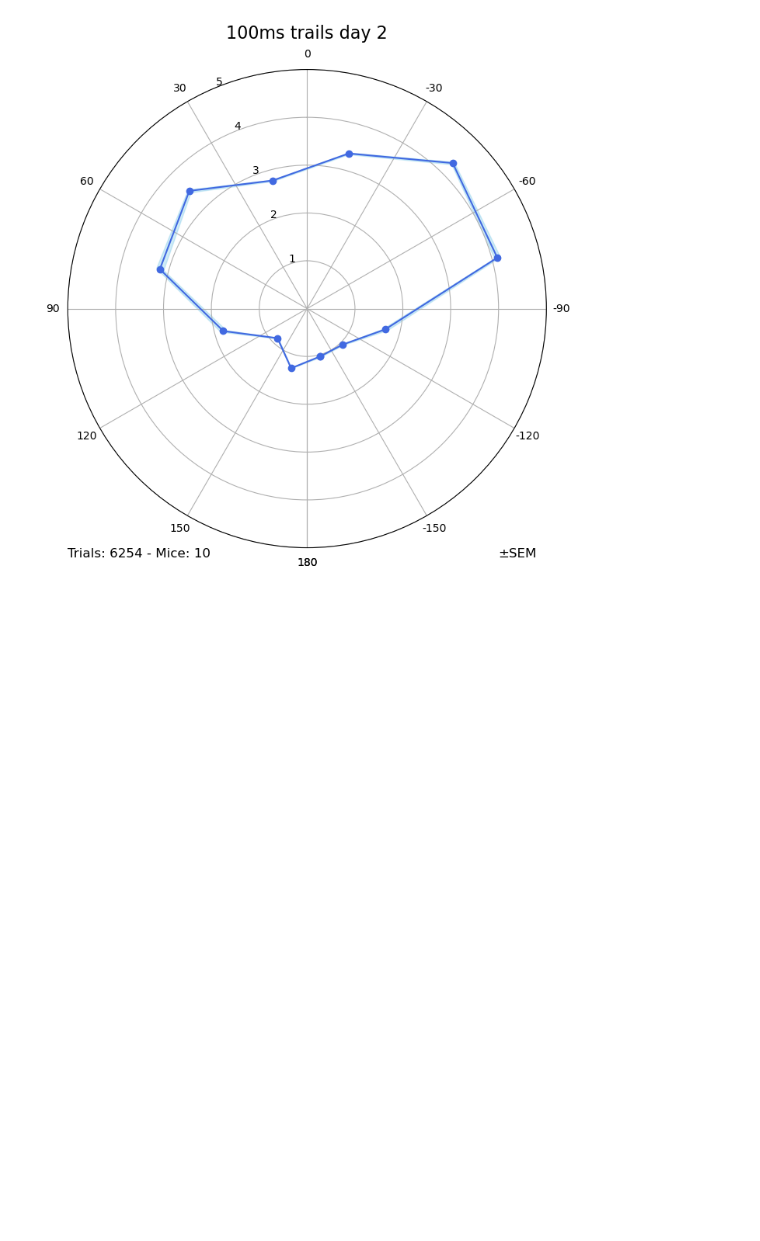
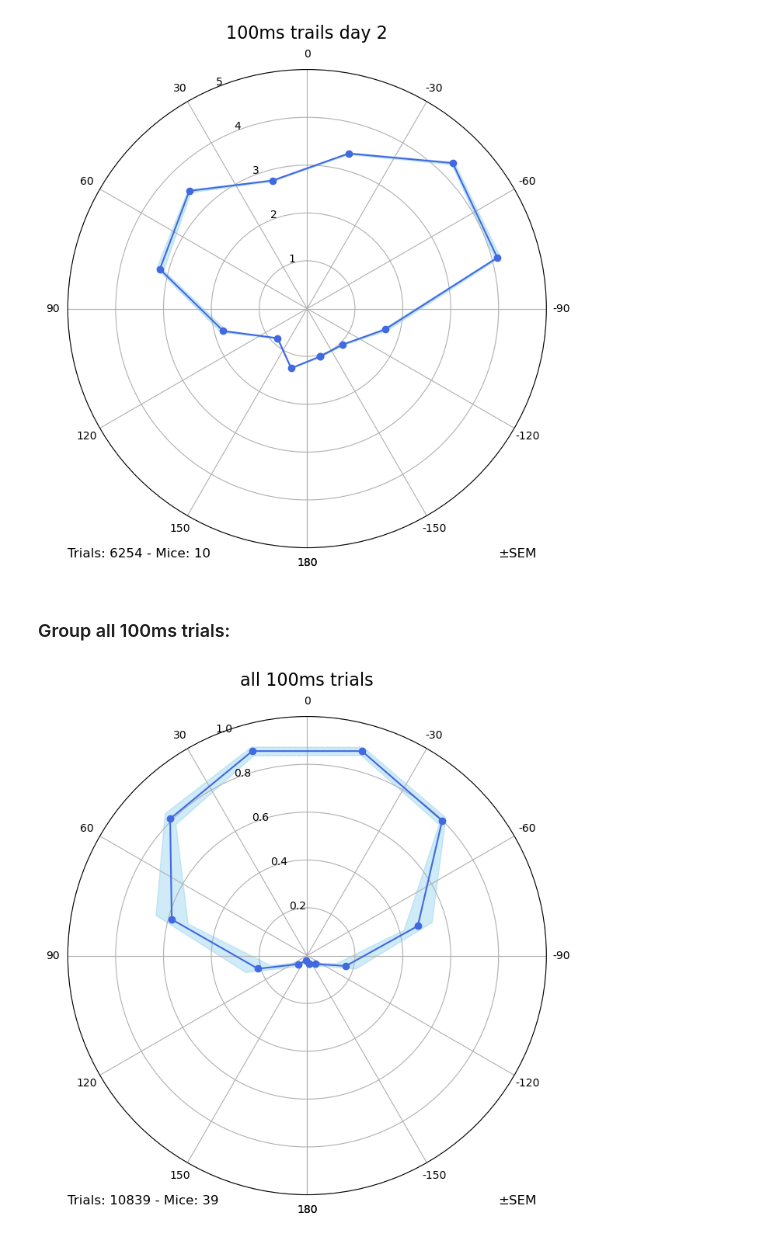
Before and after one commit to stef1029/hex_behav_analysis, a Jupyter notebook: PP_analysis_notebook_July_cohort.ipynb, the cells around one changed output. Cells and saved outputs as stored; diff of their text form; code cells hidden in the pictures; blank space fills up the shorter version.

```diff
--- a/PP_analysis_notebook_July_cohort.ipynb
+++ b/PP_analysis_notebook_July_cohort.ipynb
@@ -297,11 +367,18 @@ PP_plot_catch_trial_performance.plot_performance_by_angle(sessions,
 # plotting catch trial experiment:
 import PP_plot_catch_trial_performance
 # %%
-LED_catch_day_1_exclusion = []
+july_LED_catch_day_1_exclusion = []
 # LED_catch_day_1_sessions = [Session(cohort.get_session(session)) for session in [LED_catch_day_1[0]] if session not in LED_catch_day_1_exclusion]
 
-LED_catch_day_1_sessions = [Session(cohort.get_session(session)) for session in LED_catch_day_1 if session not in LED_catch_day_1_exclusion]
+july_LED_catch_day_1_sessions = [Session(july_cohort.get_session(session)) \
+                                 for session in july_LED_catch_day_1 \
+                                    if session not in july_LED_catch_day_1_exclusion]
 
-LED_catch_day_2_exclusion = []
-LED_catch_day_2_sessions = [Session(cohort.get_session(session)) for session in LED_catch_day_2 if session not in LED_catch_day_2_exclusion]
+july_LED_catch_day_2_exclusion = []
+july_LED_catch_day_2_sessions = [Session(july_cohort.get_session(session)) \
+                                 for session in july_LED_catch_day_2 \
+                                    if session not in july_LED_catch_day_2_exclusion]
+
+clear_output(wait=True)
+print("Sessions loaded")
 # %% [output]
@@ -353,7 +412,7 @@ for session in sessions:
 # the distance between the audio trial appears as negative because
 # the led trial befroe it in the list starts at the same time and so ends after
 # %%
-session = LED_catch_day_1_sessions[0]
+session = july_LED_catch_day_1_sessions[0]
 
 catch_count = 0
 
@@ -396,11 +455,15 @@ If there is no bias then the rate of port visits will match the performance valu
 
 The sum of the biases will equal 1.
 # %%
-day_2_100ms = [session for session in phases['9c'] if session[:6] == '240725']
-day_2_100ms_sessions = [Session(cohort.get_session(session)) for session in day_2_100ms]
+july_day_2_100ms = [session for session in july_phases['9c'] \
+                    if session[:6] == '240725']
 
-day_3_100ms = [session for session in phases['9c'] if session[:6] == '240726']
-day_3_100ms_sessions = [Session(cohort.get_session(session)) for session in day_3_100ms]
+july_day_2_100ms_sessions = [Session(july_cohort.get_session(session)) for session in july_day_2_100ms]
+
+july_day_3_100ms = [session for session in july_phases['9c'] \
+                    if session[:6] == '240726']
+
+july_day_3_100ms_sessions = [Session(july_cohort.get_session(session)) for session in july_day_3_100ms]
 # %% [output]
 Loading session 240725_111831_wtjx300-6a...
 Loading session 240725_111831_wtjx300-6b...
@@ -445,3 +511,20 @@ PP_plot_performance_bias_adjusted.plot_performance_by_angle(sessions,
 [1.03765097 1.05968412 1.68654368 4.1142493  4.30301289 3.35816222
  2.77322922 3.48030494 3.18535144 1.81238995 0.87434334 1.28993394]
 [figure]
+# %% [markdown]
+### Group all 100ms trials:
+# %%
+all_100ms_sessions = july_day_2_100ms_sessions \
+                    + july_day_3_100ms_sessions \
+                    + july_LED_catch_day_1_sessions \
+                    + july_LED_catch_day_2_sessions
+# %%
+PP_plot_performance.plot_performance_by_angle(all_100ms_sessions,
+                                              title = 'all 100ms trials',
+                                              bin_mode = 'manual',
+                                              trials_per_bin=100,
+                                              plot_mode='radial',
+                                              cue_mode='both',
+                                              error_bars='SEM')
+# %% [output]
+[figure, added]
```
Also changed, not shown: parts of 26 cells of this notebook, 3 other files.
